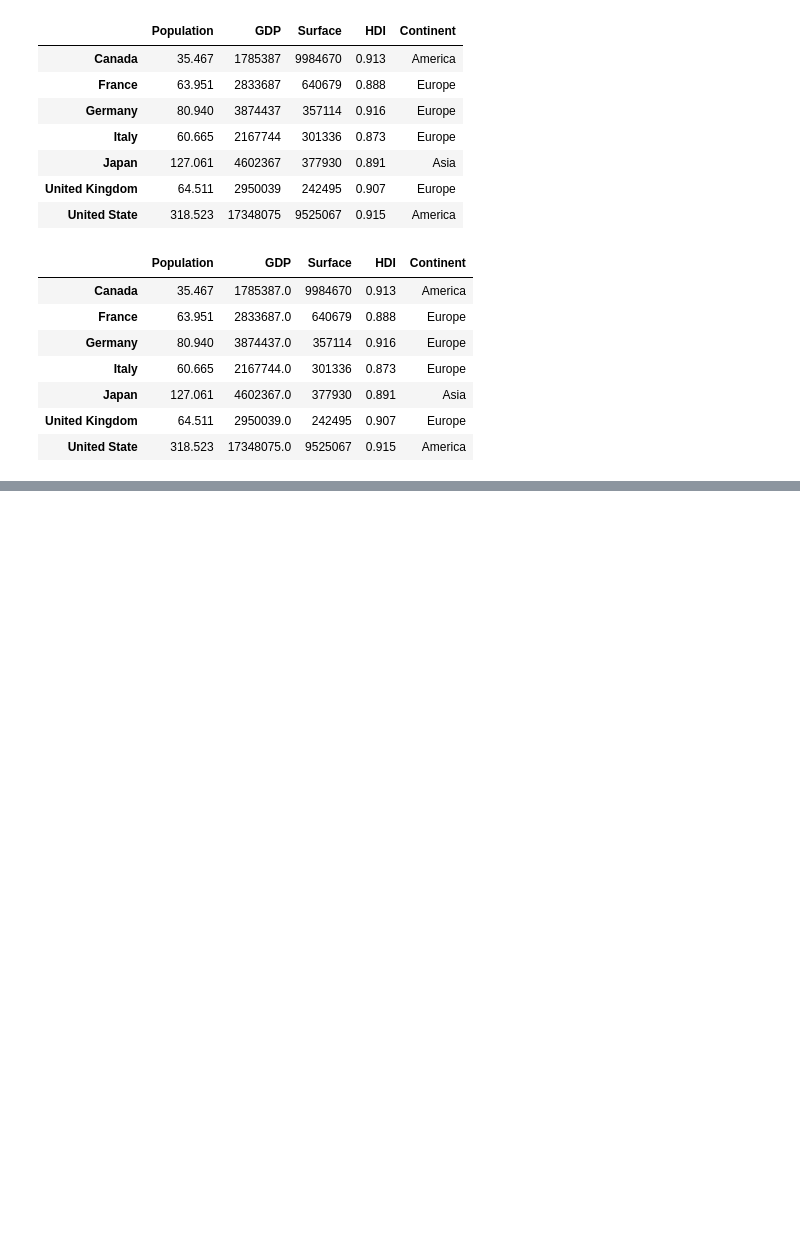
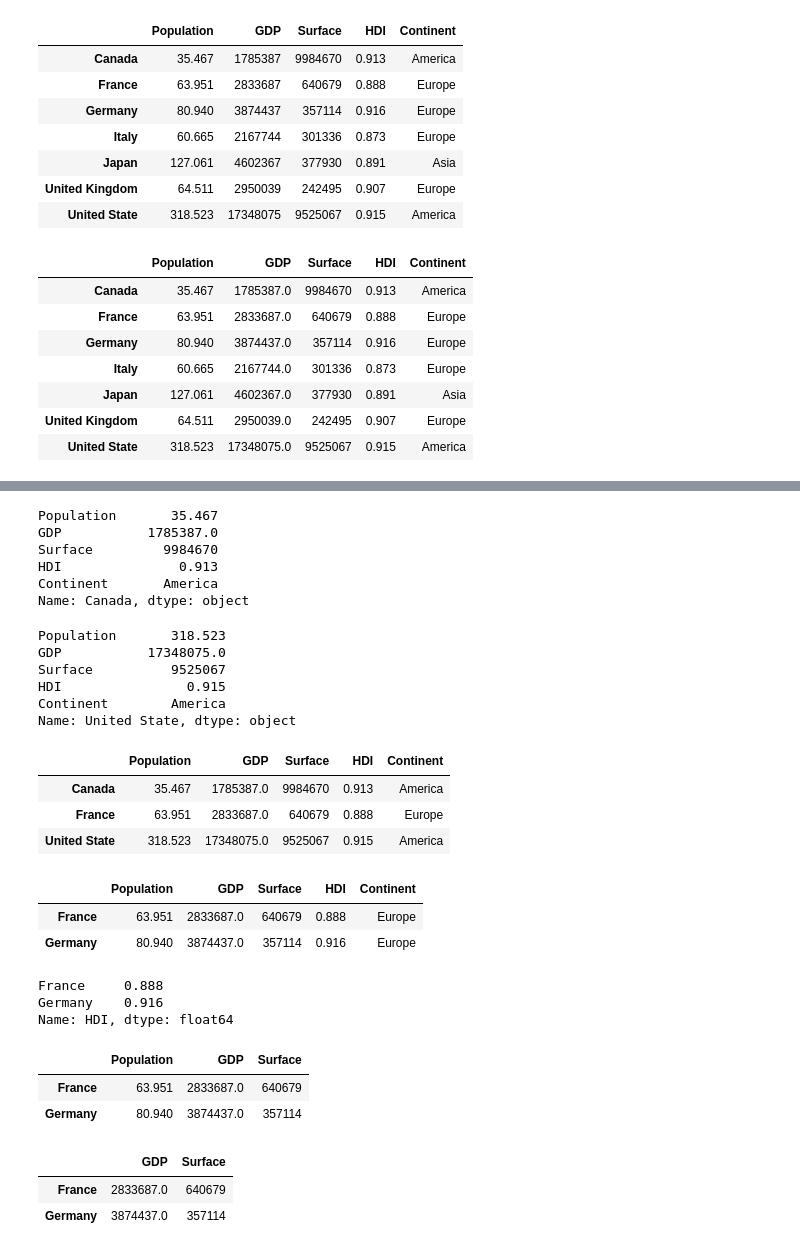
Before and after one commit to christos8566/freecodecamp_data_analysis.res, a Jupyter notebook: pandas_lessons/3#pandas_DataFrame_lecture.ipynb, the cells around one changed output, grey strips where cells are left out. Cells and saved outputs as stored; diff of their text form; code cells hidden in the pictures; blank space fills up the shorter version.

```diff
--- a/pandas_lessons/3#pandas_DataFrame_lecture.ipynb
+++ b/pandas_lessons/3#pandas_DataFrame_lecture.ipynb
@@ -73,0 +296,49 @@ df
+# %%
+df.iloc[0]#.to_frame()
+# %% [output]
+Population       35.467
+GDP           1785387.0
+Surface         9984670
+HDI               0.913
+Continent       America
+Name: Canada, dtype: object
+# %%
+df.iloc[-1]#.to_frame()
+# %% [output]
+Population       318.523
+GDP           17348075.0
+Surface          9525067
+HDI                0.915
+Continent        America
+Name: United State, dtype: object
+# %%
+df.iloc[[0, 1, -1]]
+# %% [output]
+|  | Population | GDP | Surface | HDI | Continent |
+| Canada | 35.467 | 1785387.0 | 9984670 | 0.913 | America |
+| France | 63.951 | 2833687.0 | 640679 | 0.888 | Europe |
+| United State | 318.523 | 17348075.0 | 9525067 | 0.915 | America |
+# %%
+df.iloc[1:3]
+# %% [output]
+|  | Population | GDP | Surface | HDI | Continent |
+| France | 63.951 | 2833687.0 | 640679 | 0.888 | Europe |
+| Germany | 80.940 | 3874437.0 | 357114 | 0.916 | Europe |
+# %%
+df.iloc[1:3, 3]#.to_frame()
+# %% [output]
+France     0.888
+Germany    0.916
+Name: HDI, dtype: float64
+# %%
+df.iloc[1:3, :3]
+# %% [output]
+|  | Population | GDP | Surface |
+| France | 63.951 | 2833687.0 | 640679 |
+| Germany | 80.940 | 3874437.0 | 357114 |
+# %%
+df.iloc[1:3, 1:3]
+# %% [output]
+|  | GDP | Surface |
+| France | 2833687.0 | 640679 |
+| Germany | 3874437.0 | 357114 |
```
Also changed, not shown: parts of 39 cells of this notebook.
